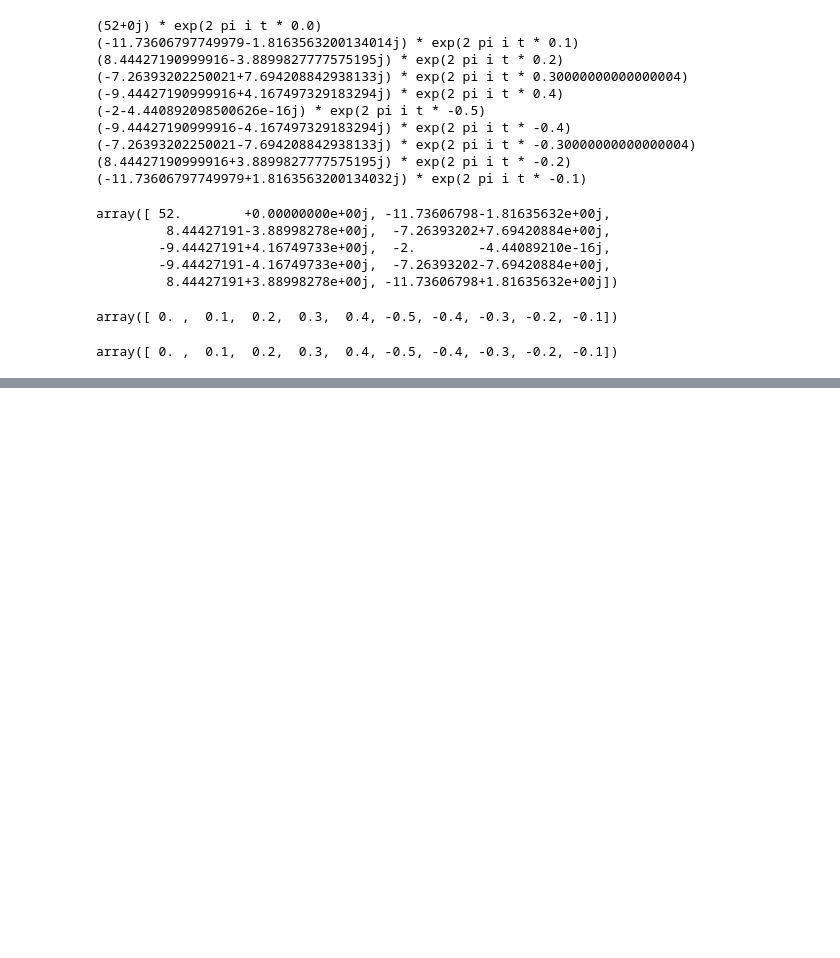
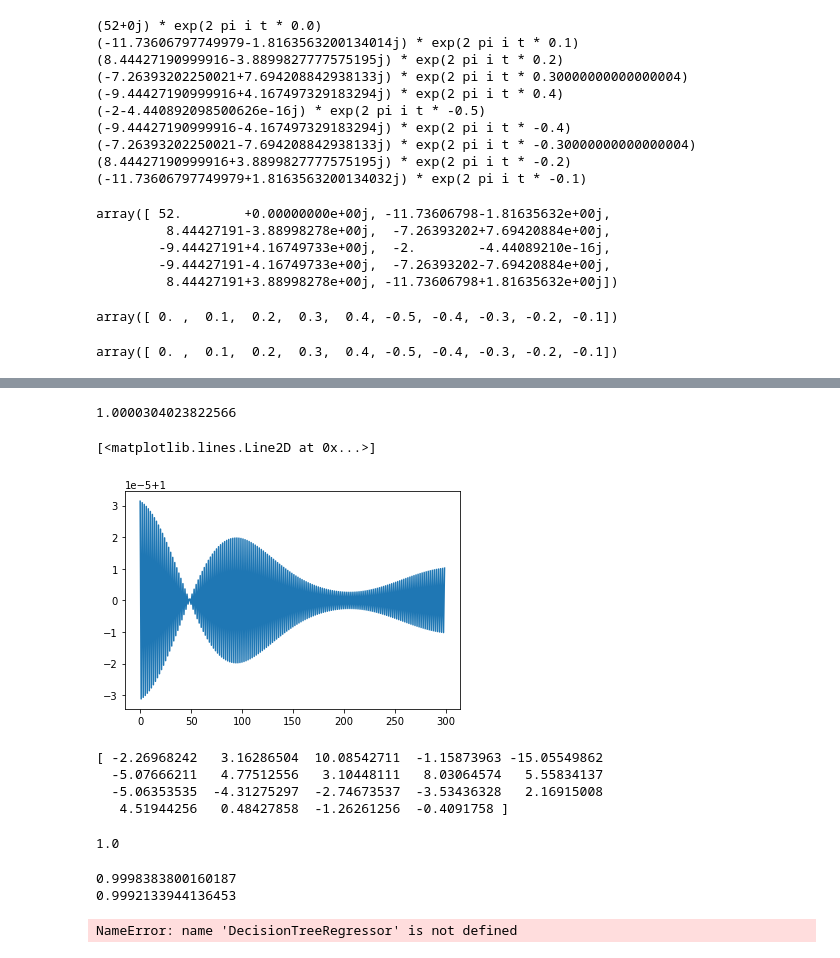
Before and after one commit to KINTEP/finance0, a Jupyter notebook: Untitled.ipynb, the cells around one changed output, grey strips where cells are left out. Cells and saved outputs as stored; diff of their text form; code cells hidden in the pictures; blank space fills up the shorter version.

```diff
--- a/Untitled.ipynb
+++ b/Untitled.ipynb
@@ -232,0 +481,5 @@ array([[1., 1.],
+# %%
+model = LinearRegression()
+model.fit(x, y)
+print(model.score(x, y))
+y_pred = model.predict(x)
@@ -232,0 +524,39 @@ array([[1., 1.],
+# %%
+y_pred[4]
+# %% [output]
+1.0000304023822566
+# %%
+plt.plot(y_pred[:300])
+# %% [output]
+[<matplotlib.lines.Line2D at 0x...>]
+[figure, added]
+# %%
+print(model.coef_)
+# %% [output]
+[ -2.26968242   3.16286504  10.08542711  -1.15873963 -15.05549862
+  -5.07666211   4.77512556   3.10448111   8.03064574   5.55834137
+  -5.06353535  -4.31275297  -2.74673537  -3.53436328   2.16915008
+   4.51944256   0.48427858  -1.26261256  -0.4091758 ]
+# %%
+print(model.score(xtest, ytest))
+# %% [output]
+1.0
+# %%
+rfr = RandomForestRegressor()
+rfr.fit(xtrain, ytrain)
+
+score = rfr.score(xtrain, ytrain)
+print(score)
+print(rfr.score(xtest, ytest))
+# %% [output]
+0.9998383800160187
+0.9992133944136453
+# %%
+dtr = DecisionTreeRegressor()
+dtr.fit(xtrain, ytrain)
+score = dtr.score(xtest, ytest)
+print("R-squared:", score)
+print(dtr.score(xtrain, ytrain))
+ypred = dtr.predict(xtest)
+# %% [output]
+NameError: name 'DecisionTreeRegressor' is not defined
```
Also changed, not shown: parts of 207 cells of this notebook, 11 other files.
